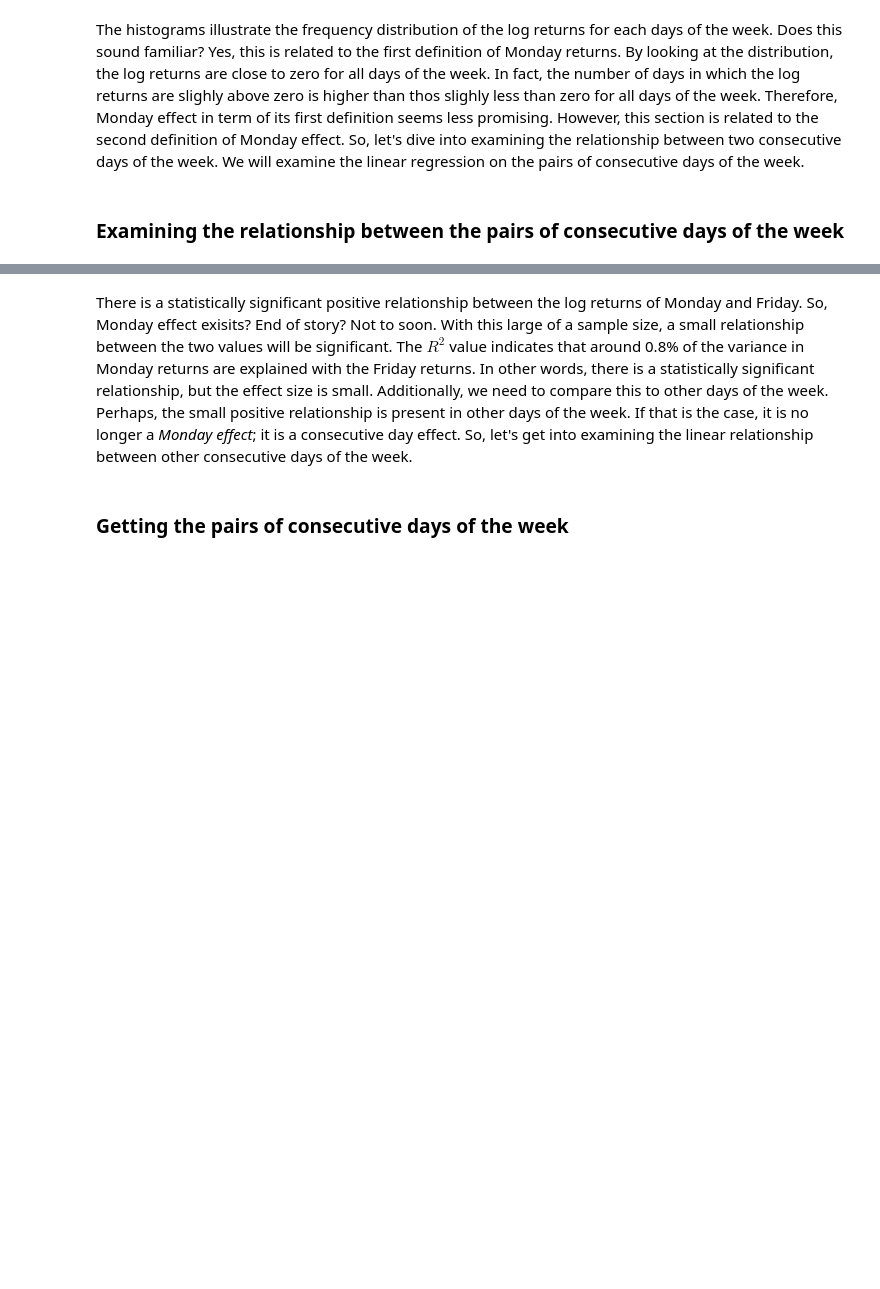
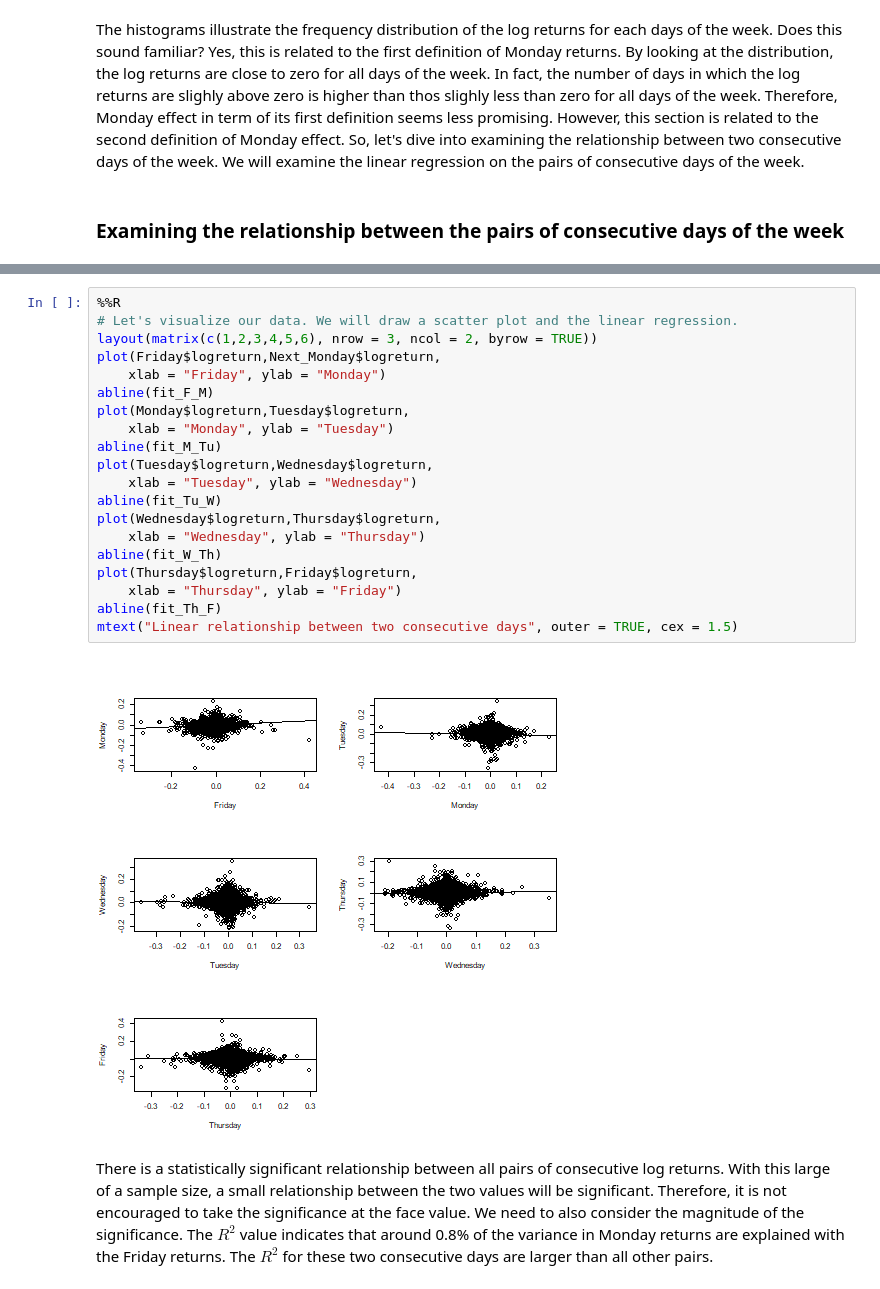
Before and after one commit to Sungbinyouk/UCSB-PSTAT234-2021S-Final-Project-Stock, a Jupyter notebook: Examining Monday Effect.ipynb, the cells around one changed output, grey strips where cells are left out. Cells and saved outputs as stored; diff of their text form; blank space fills up the shorter version.

```diff
--- a/Examining Monday Effect.ipynb
+++ b/Examining Monday Effect.ipynb
@@ -507,4 +514,24 @@ mtext("Linear relationship between two consecutive days", outer = TRUE, cex = 1.
+# %%
+%%R
+# Let's visualize our data. We will draw a scatter plot and the linear regression.
+layout(matrix(c(1,2,3,4,5,6), nrow = 3, ncol = 2, byrow = TRUE))
+plot(Friday$logreturn,Next_Monday$logreturn,
+    xlab = "Friday", ylab = "Monday")
+abline(fit_F_M)
+plot(Monday$logreturn,Tuesday$logreturn,
+    xlab = "Monday", ylab = "Tuesday")
+abline(fit_M_Tu)
+plot(Tuesday$logreturn,Wednesday$logreturn,
+    xlab = "Tuesday", ylab = "Wednesday")
+abline(fit_Tu_W)
+plot(Wednesday$logreturn,Thursday$logreturn,
+    xlab = "Wednesday", ylab = "Thursday")
+abline(fit_W_Th)
+plot(Thursday$logreturn,Friday$logreturn,
+    xlab = "Thursday", ylab = "Friday")
+abline(fit_Th_F)
+mtext("Linear relationship between two consecutive days", outer = TRUE, cex = 1.5)
+# %% [output]
+[figure, added]
 # %% [markdown]
-There is a statistically significant positive relationship between the log returns of Monday and Friday. So, Monday effect exisits? End of story? Not to soon. With this large of a sample size, a small relationship between the two values will be significant. The $R^2$ value indicates that around 0.8% of the variance in Monday returns are explained with the Friday returns. In other words, there is a statistically significant relationship, but the effect size is small. Additionally, we need to compare this to other days of the week. Perhaps, the small positive relationship is present in other days of the week. If that is the case, it is no longer a *Monday effect*; it is a consecutive day effect. So, let's get into examining the linear relationship between other consecutive days of the week.
+There is a statistically significant relationship between all pairs of consecutive log returns. With this large of a sample size, a small relationship between the two values will be significant. Therefore, it is not encouraged to take the significance at the face value. We need to also consider the magnitude of the significance. The $R^2$ value indicates that around 0.8% of the variance in Monday returns are explained with the Friday returns. The $R^2$ for these two consecutive days are larger than all other pairs.
-# %% [markdown]
-### Getting the pairs of consecutive days of the week
```
Also changed, not shown: parts of 14 cells of this notebook.
